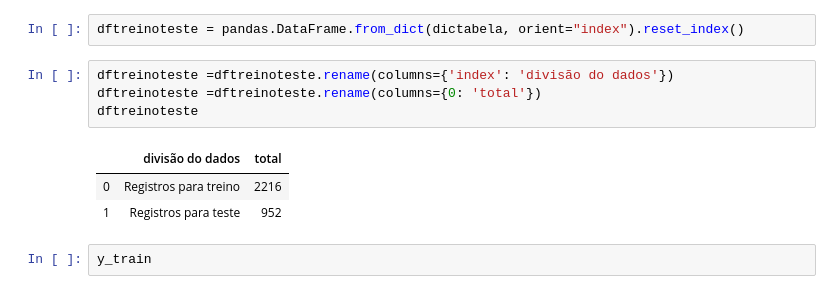
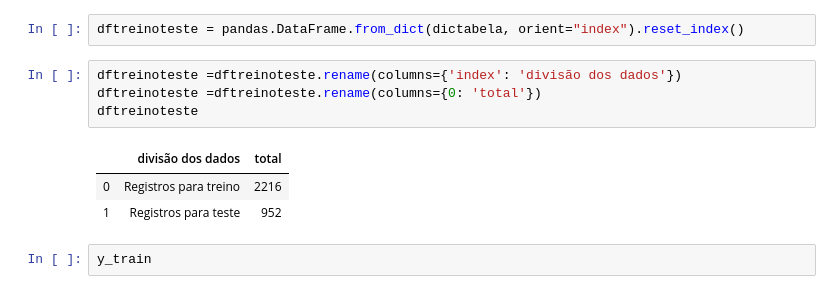
Before and after one commit to joctal/tcc, a Jupyter notebook: TCC_analise_modelo_regressao_logistica.ipynb, the cells around one changed output. Cells and saved outputs as stored; diff of their text form.

```diff
--- a/TCC_analise_modelo_regressao_logistica.ipynb
+++ b/TCC_analise_modelo_regressao_logistica.ipynb
@@ -351,11 +351,11 @@ dictabela['Registros para teste'] = X_test.shape[0]
 # %%
 dftreinoteste = pandas.DataFrame.from_dict(dictabela, orient="index").reset_index()
 # %%
-dftreinoteste =dftreinoteste.rename(columns={'index': 'divisão do dados'})
+dftreinoteste =dftreinoteste.rename(columns={'index': 'divisão dos dados'})
 dftreinoteste =dftreinoteste.rename(columns={0: 'total'})
 dftreinoteste
 # %% [output]
-|  | divisão do dados | total |
+|  | divisão dos dados | total |
 | 0 | Registros para treino | 2216 |
 | 1 | Registros para teste | 952 |
 # %%
```
Also changed, not shown: parts of 16 cells of this notebook, 5 other files.
